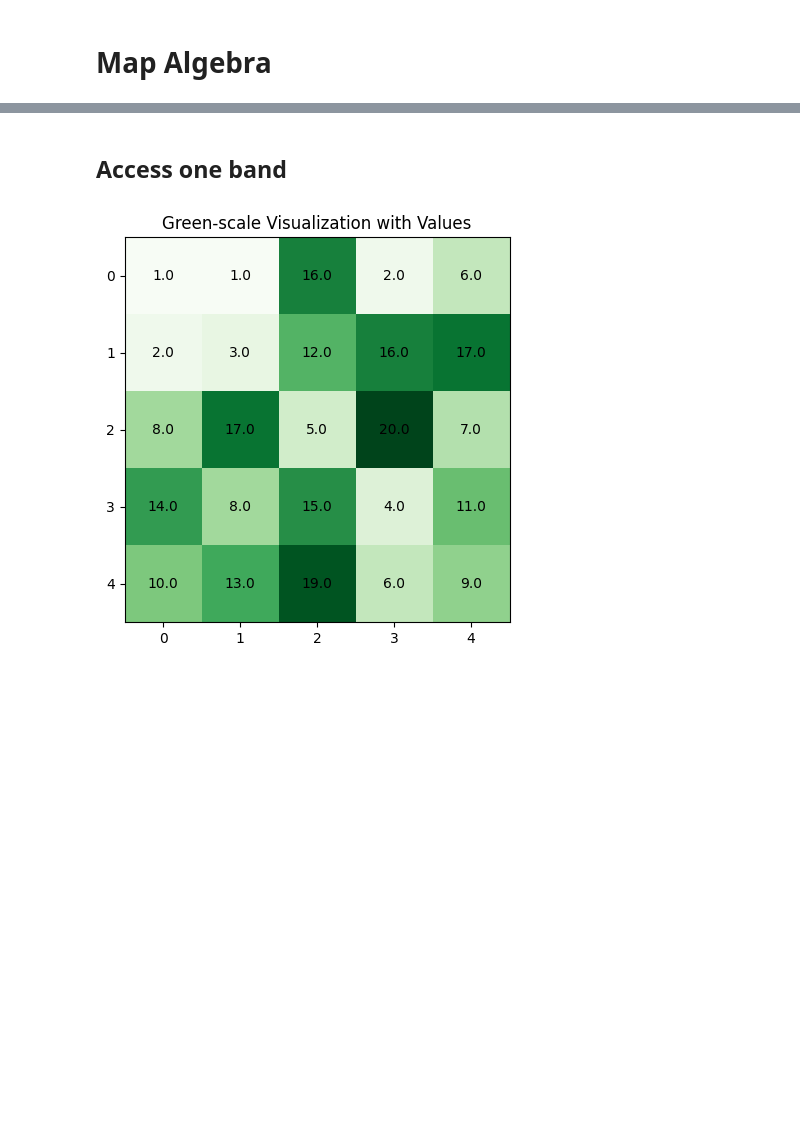
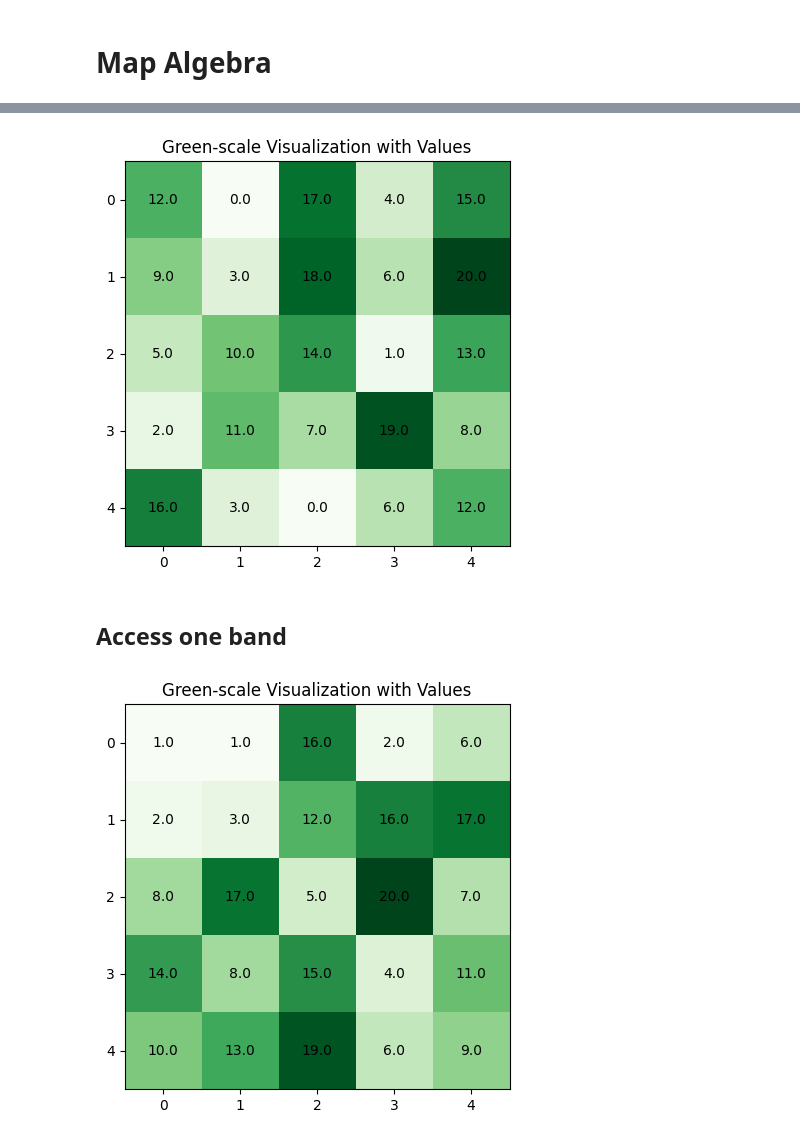
Before and after one commit to Imbruced/apache-sedona-book, a Jupyter notebook: book/chapter5/MapAlgebra.ipynb, the cells around one changed output, grey strips where cells are left out. Saved outputs shown, nothing was run; the diff lists cells and outputs as text; code cells hidden in the pictures; blank space fills up the shorter version.

```diff
--- a/book/chapter5/MapAlgebra.ipynb
+++ b/book/chapter5/MapAlgebra.ipynb
@@ -107,3 +113,7 @@ sedona.sql("SELECT * FROM ma").show()
+# %%
+plot_sedona_raster(ma, 2)
+# %% [output]
+[figure, added]
 # %% [markdown]
 ## Access one band
 # %%
```
Also changed, not shown: parts of 5 cells of this notebook, 39 other files.
